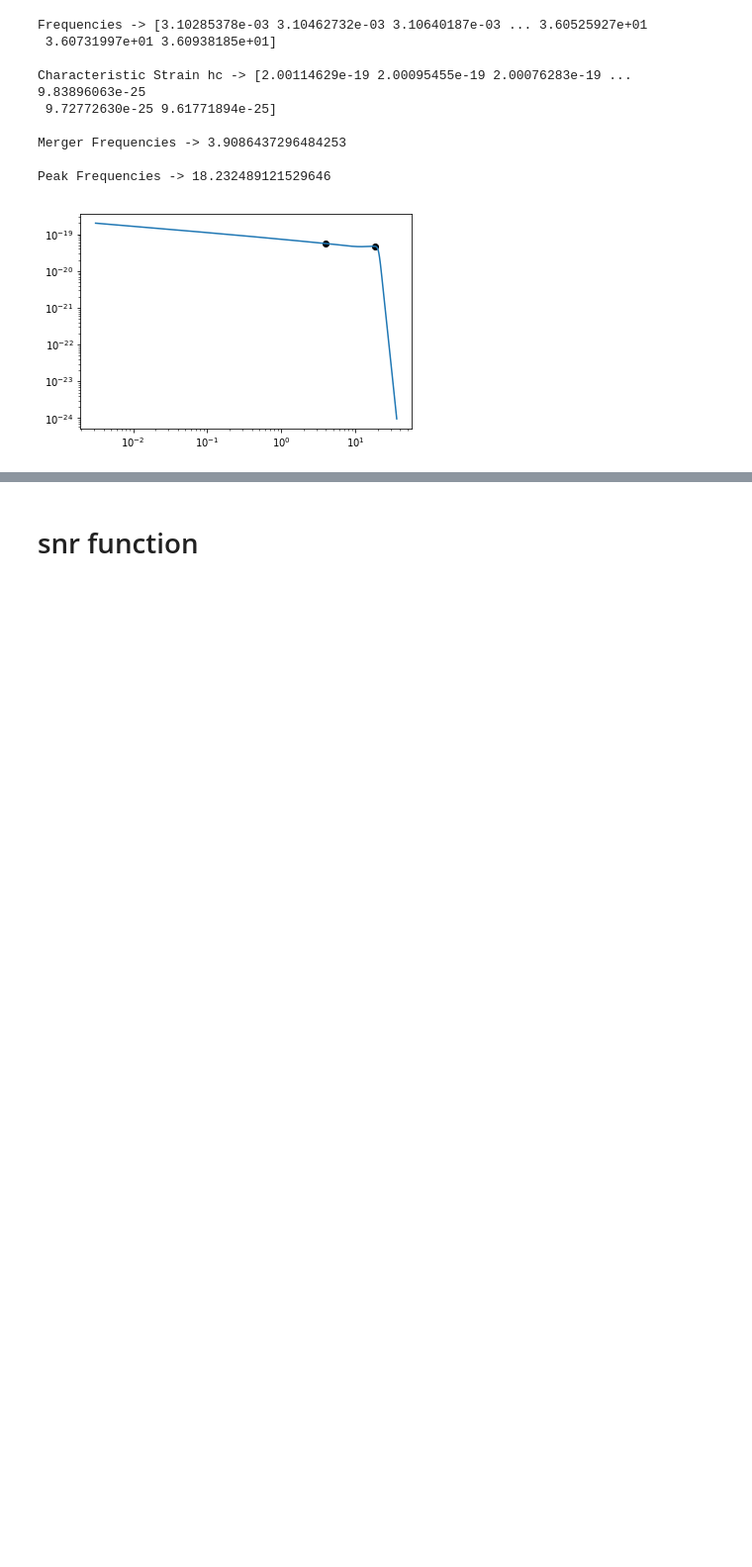
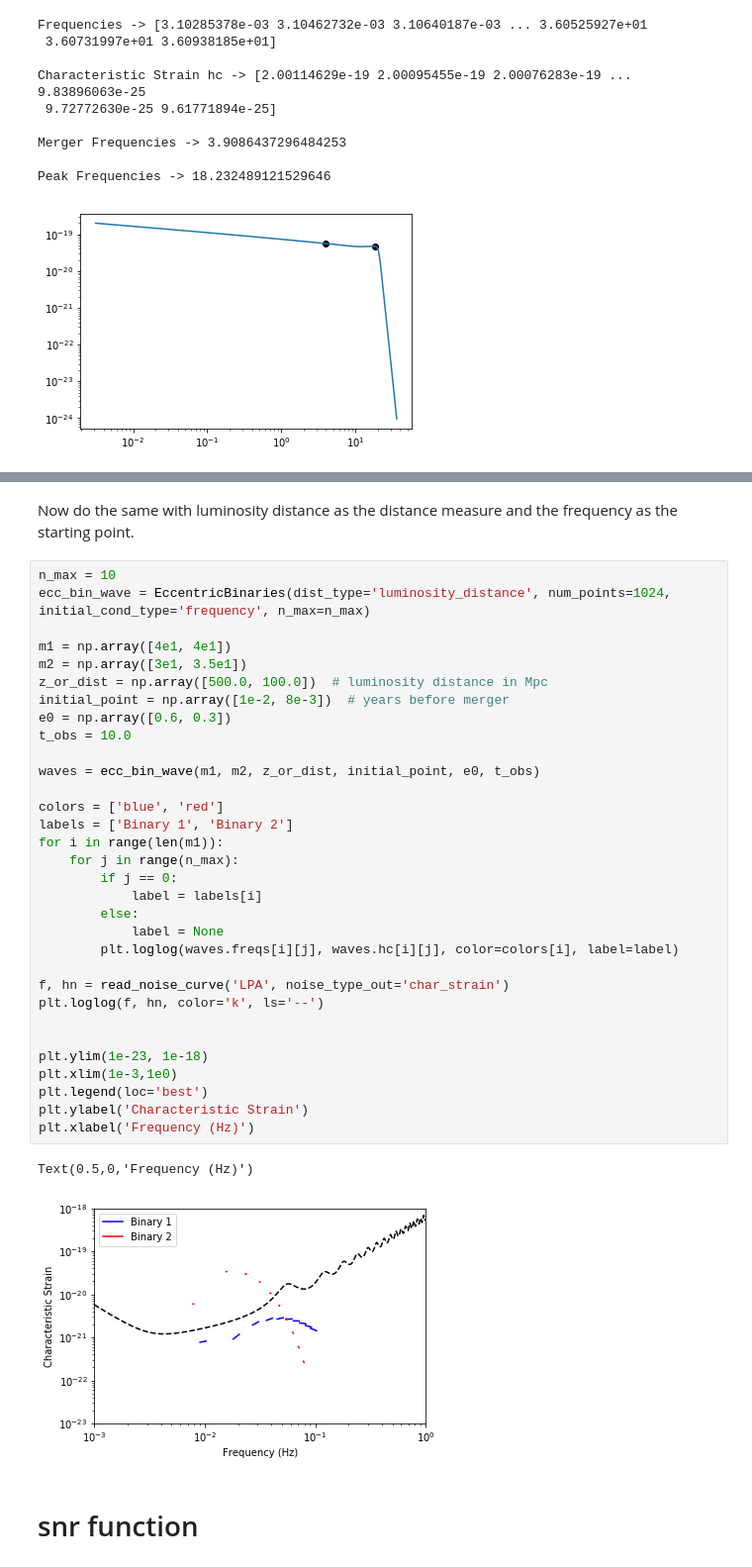
Before and after one commit to mikekatz04/BOWIE, a Jupyter notebook: snr_calculator_folder/gw_snr_calculator_guide.ipynb, the cells around one changed output, grey strips where cells are left out. Shown at 99% size. Drawn from its saved outputs; the diff is of its cells as text; blank space fills up the shorter version.

```diff
--- a/snr_calculator_folder/gw_snr_calculator_guide.ipynb
+++ b/snr_calculator_folder/gw_snr_calculator_guide.ipynb
@@ -172,3 +217,40 @@ Peak Frequencies -> 18.232489121529646
+# %% [markdown]
+Now do the same with luminosity distance as the distance measure and the frequency as the starting point.
+# %%
+n_max = 10
+ecc_bin_wave = EccentricBinaries(dist_type='luminosity_distance', num_points=1024, initial_cond_type='frequency', n_max=n_max)
+
+m1 = np.array([4e1, 4e1])
+m2 = np.array([3e1, 3.5e1])
+z_or_dist = np.array([500.0, 100.0])  # luminosity distance in Mpc
+initial_point = np.array([1e-2, 8e-3])  # years before merger
+e0 = np.array([0.6, 0.3])
+t_obs = 10.0
+
+waves = ecc_bin_wave(m1, m2, z_or_dist, initial_point, e0, t_obs)
+
+colors = ['blue', 'red']
+labels = ['Binary 1', 'Binary 2']
+for i in range(len(m1)):
+    for j in range(n_max):
+        if j == 0:
+            label = labels[i]
+        else:
+            label = None
+        plt.loglog(waves.freqs[i][j], waves.hc[i][j], color=colors[i], label=label)
+
+f, hn = read_noise_curve('LPA', noise_type_out='char_strain')
+plt.loglog(f, hn, color='k', ls='--')
+
+
+plt.ylim(1e-23, 1e-18)
+plt.xlim(1e-3,1e0)
+plt.legend(loc='best')
+plt.ylabel('Characteristic Strain')
+plt.xlabel('Frequency (Hz)')
+# %% [output]
+Text(0.5,0,'Frequency (Hz)')
+[figure, added]
 # %% [markdown]
 # snr function
 # %% [markdown]
```
Also changed, not shown: parts of 12 cells of this notebook.
